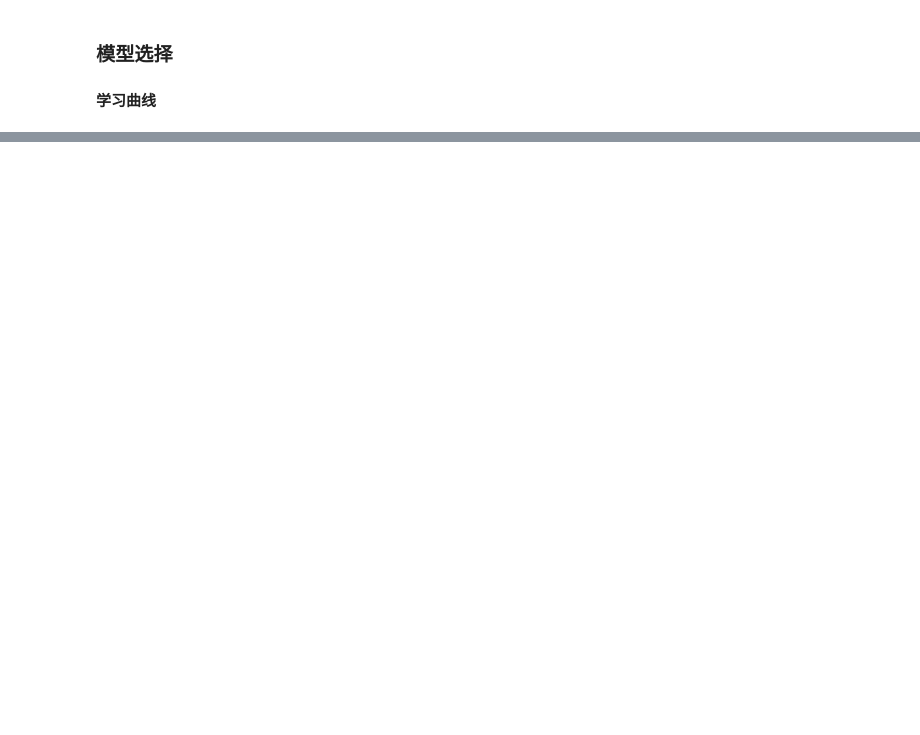
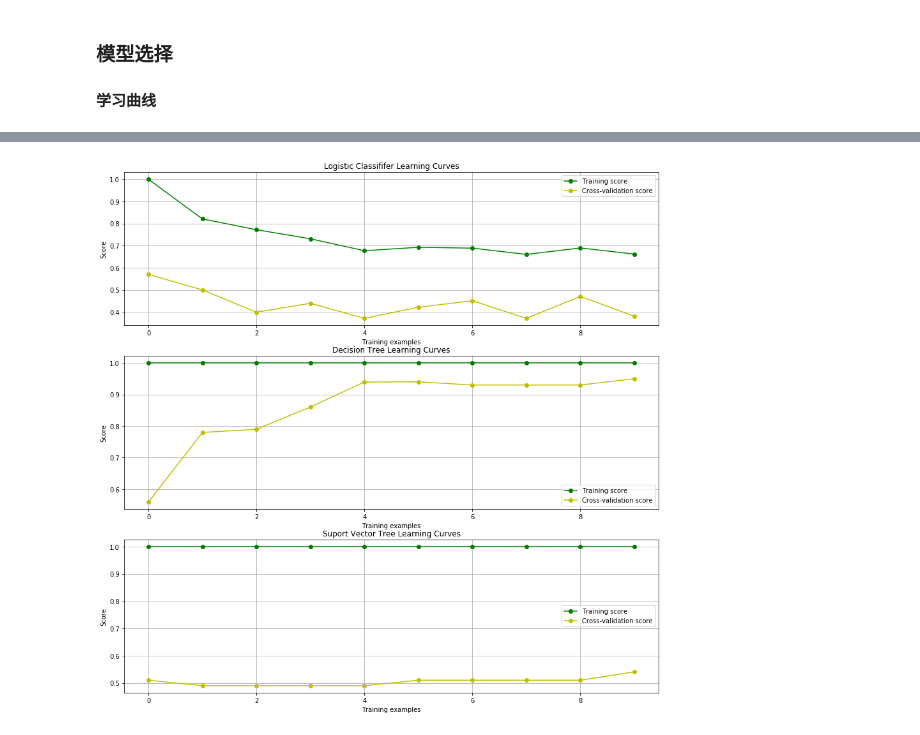
Before and after one commit to DepInjoy/PythonGrammarFoundation, a Jupyter notebook: jupyters/ML_Classifier.ipynb, the cells around one changed output, grey strips where cells are left out. Drawn from its saved outputs; the diff is of its cells as text; code cells hidden in the pictures; blank space fills up the shorter version.

```diff
--- a/jupyters/ML_Classifier.ipynb
+++ b/jupyters/ML_Classifier.ipynb
@@ -149,0 +191,57 @@ data.shape
+# %%
+from sklearn.linear_model import LogisticRegression
+from sklearn.ensemble import GradientBoostingClassifier
+from sklearn.svm import SVC
+from sklearn.model_selection import learning_curve
+
+# 固定随机数种子
+np.random.seed(55)
+# It is good to randomize the data before drawing Learning Curves
+'''
+在绘制学习曲线前，将数据随机化?
+'''
+def randomize(X, Y):
+    permutation = np.random.permutation(Y.shape[0])
+    X2 = X[permutation,:]
+    Y2 = Y[permutation]
+    return X2, Y2
+
+def draw_learning_curves(X, y, estimator, num_training):
+    train_sizes, train_scores, test_scores = learning_curve(
+        estimator, X, y, cv=None, n_jobs=1, train_sizes=np.linspace(.1, 1.0, num_training))
+
+    train_scores_mean = np.mean(train_scores, axis=1)
+    train_scores_std = np.std(train_scores, axis=1)
+    test_scores_mean = np.mean(test_scores, axis=1)
+    test_scores_std = np.std(test_scores, axis=1)
+
+    plt.plot(train_scores_mean, 'o-', color="g", label="Training score")
+    plt.plot(test_scores_mean, 'o-', color="y", label="Cross-validation score")
+    plt.grid()
+    plt.xlabel("Training examples")
+    plt.ylabel("Score")
+    plt.legend(loc="best")
+
+X2, y2 = randomize(X, y)
+plt.figure(figsize=(15, 15))
+plt.subplot(311)
+
+# 定义逻辑回归模型并绘制学习曲线
+LogClassififer = LogisticRegression()
+draw_learning_curves(X2, y2, LogClassififer, 10)
+plt.title("Logistic Classififer Learning Curves")
+
+plt.subplot(312)
+#定义决策树模型并绘制学习曲线
+DTClassififer = GradientBoostingClassifier()
+draw_learning_curves(X2, y2, DTClassififer, 10)
+plt.title("Decision Tree Learning Curves")
+
+plt.subplot(313)
+# 定义支持向量机并绘制学习曲线
+SVCClassififer = SVC(kernel='rbf', gamma=1000)
+draw_learning_curves(X2, y2, SVCClassififer, 10)
+plt.title("Suport Vector Tree Learning Curves")
+plt.show()
+# %% [output]
+[figure, added]
```
Also changed, not shown: parts of 12 cells of this notebook.
